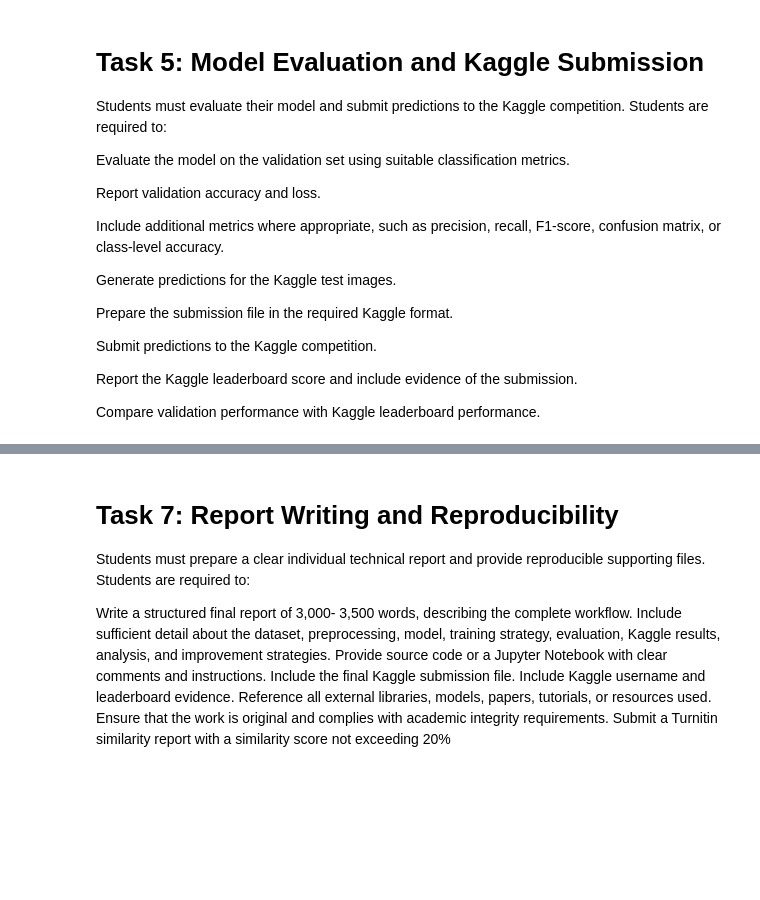
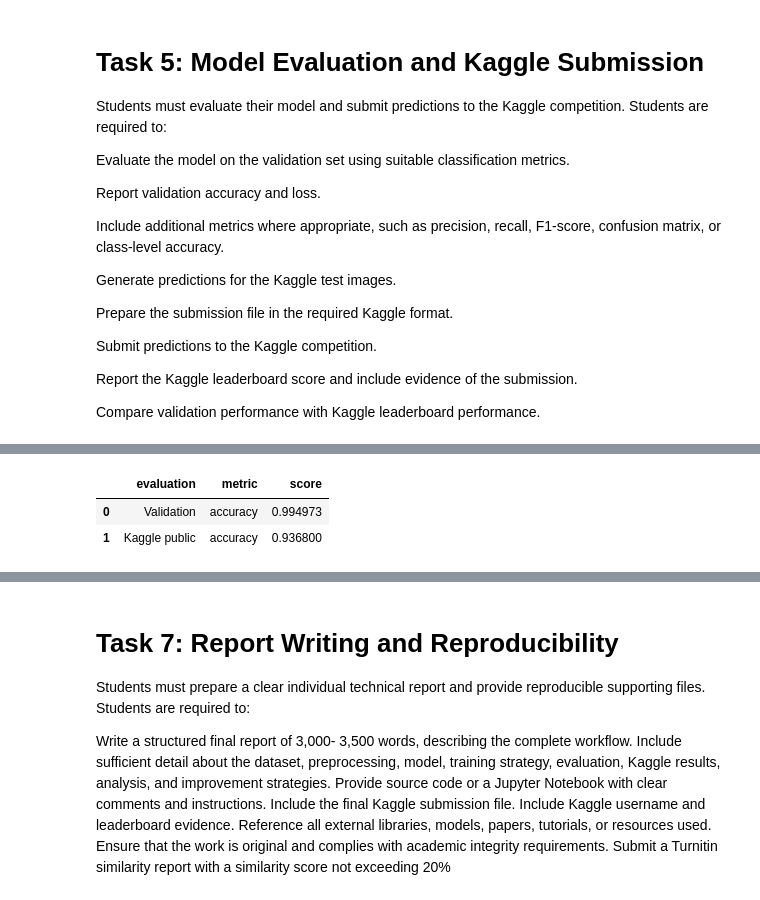
Before and after one commit to ChrisJHM6446/ENGE707_KaggleCompetition, a Jupyter notebook: KaggleComp_Main/Main.ipynb, the cells around one changed output, grey strips where cells are left out. Cells and saved outputs as stored; diff of their text form; code cells hidden in the pictures; blank space fills up the shorter version.

```diff
--- a/KaggleComp_Main/Main.ipynb
+++ b/KaggleComp_Main/Main.ipynb
@@ -3027,0 +3447,80 @@ Compare validation performance with Kaggle leaderboard performance.
+# %%
+# CHUNK T5 7
+# this chunk records my kaggle stuff
+# CHUNK T5.7 — Record the actual Kaggle result.
+
+
+KAGGLE_USERNAME = "Christopher Prasad"
+KAGGLE_METRIC = "Accuracy"          # Confirm first: "accuracy", "macro_f1", etc.
+KAGGLE_PUBLIC_SCORE = 0.9368  # Enter a decimal score, such as 0.xxxxx.
+KAGGLE_SUBMISSION_ID = "Couldn't find it"
+KAGGLE_EVIDENCE_FILE = "Screenshot 2026-10-20 122738.png"
+
+matching_metrics_t5 = {
+    "accuracy": metrics_t5["accuracy"],
+    "macro_f1": metrics_t5["macro_f1"],
+    "weighted_f1": metrics_t5["weighted_f1"]
+}
+
+if KAGGLE_PUBLIC_SCORE is None:
+    print("Pending: submit the CSV, then enter the actual Kaggle result.")
+
+elif not KAGGLE_USERNAME.strip() or not KAGGLE_METRIC.strip():
+    print("Enter your Kaggle username and the confirmed scoring metric.")
+
+else:
+    metric_key_t5 = KAGGLE_METRIC.strip().lower()
+    public_score_t5 = float(KAGGLE_PUBLIC_SCORE)
+
+    leaderboard_record_t5 = {
+        **artifact_t5,
+        "kaggle_username": KAGGLE_USERNAME,
+        "kaggle_metric": KAGGLE_METRIC,
+        "kaggle_public_score": public_score_t5,
+        "kaggle_submission_id": KAGGLE_SUBMISSION_ID,
+        "evidence_file": KAGGLE_EVIDENCE_FILE
+    }
+
+    if metric_key_t5 in matching_metrics_t5:
+        assert 0 <= public_score_t5 <= 1, (
+            "These metrics use a 0–1 scale. Check the score's units."
+        )
+
+        local_score_t5 = matching_metrics_t5[metric_key_t5]
+        gap_t5 = local_score_t5 - public_score_t5
+
+        comparison_t5 = pd.DataFrame({
+            "evaluation": ["Validation", "Kaggle public"],
+            "metric": [metric_key_t5, metric_key_t5],
+            "score": [local_score_t5, public_score_t5]
+        })
+
+        display(comparison_t5)
+
+        print(f"Gap (validation minus Kaggle): {gap_t5:+.6f}")
+
+        if metric_key_t5 == "accuracy":
+            print(f"Accuracy gap: {100 * gap_t5:+.3f} percentage points")
+
+        leaderboard_record_t5["matching_validation_score"] = local_score_t5
+        leaderboard_record_t5["validation_minus_kaggle"] = gap_t5
+
+        comparison_t5.to_csv(
+            TASK5_DIR / "validation_kaggle_comparison.csv",
+            index=False
+        )
+
+    else:
+        print(
+            "Kaggle result recorded. A numerical comparison needs a "
+            "validation calculation matching this metric's definition."
+        )
+
+    with (TASK5_DIR / "kaggle_result.json").open(
+        "w", encoding="utf-8"
+    ) as file:
+        json.dump(leaderboard_record_t5, file, indent=2)
+# %% [output]
+|  | evaluation | metric | score |
+| 0 | Validation | accuracy | 0.994973 |
+| 1 | Kaggle public | accuracy | 0.936800 |
```
Also changed, not shown: parts of 41 cells of this notebook, 9 other files.
